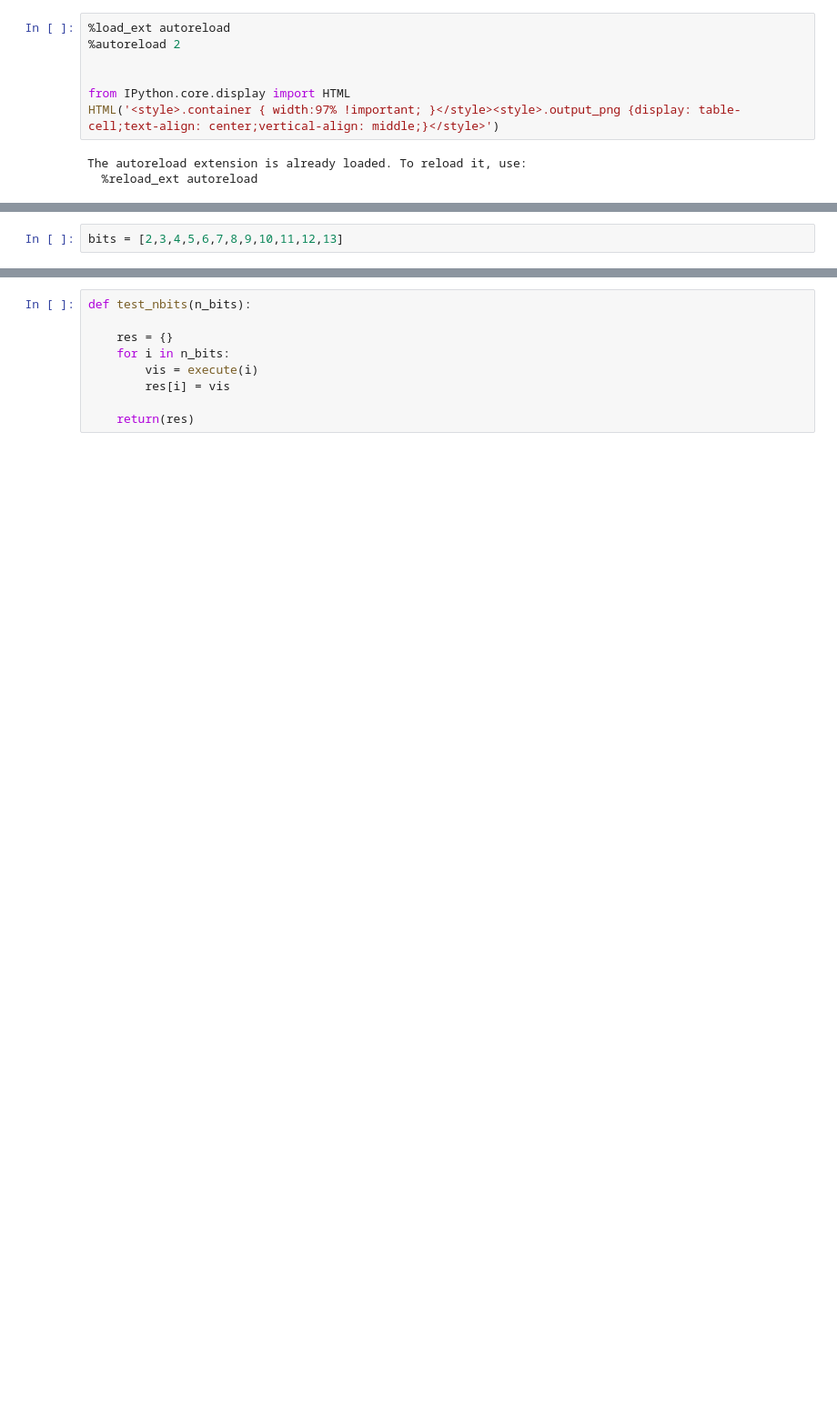
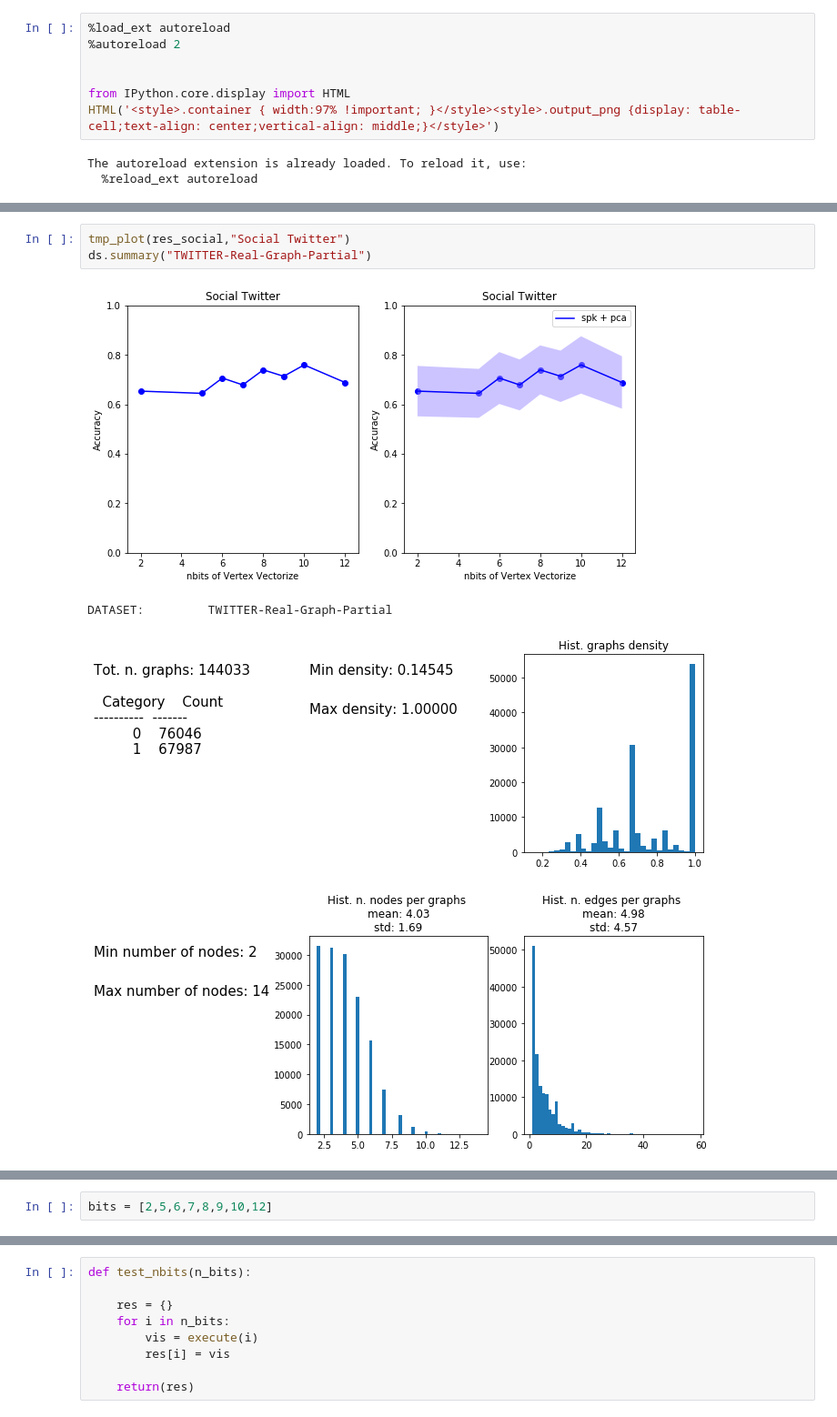
Before and after one commit to AntonioLonga/Master-thesis, a Jupyter notebook: Experiments/Vectorize Vertex Analysis .ipynb, the cells around one changed output, grey strips where cells are left out. Shown: that part at 91% size. Cells and saved outputs as stored; diff of their text form; blank space fills up the shorter version.

```diff
--- a/Experiments/Vectorize Vertex Analysis .ipynb
+++ b/Experiments/Vectorize Vertex Analysis .ipynb
@@ -20,0 +40,8 @@ from umap import UMAP
+# %%
+tmp_plot(res_social,"Social Twitter")
+ds.summary("TWITTER-Real-Graph-Partial")
+# %% [output]
+[figure, added]
+DATASET:         TWITTER-Real-Graph-Partial
+[figure, added]
+[figure, added]
@@ -21,3 +49,3 @@ from umap import UMAP
 # %%
-bits = [2,3,4,5,6,7,8,9,10,11,12,13]
+bits = [2,5,6,7,8,9,10,12]
 # %%
```
Also changed, not shown: parts of 12 cells of this notebook.
